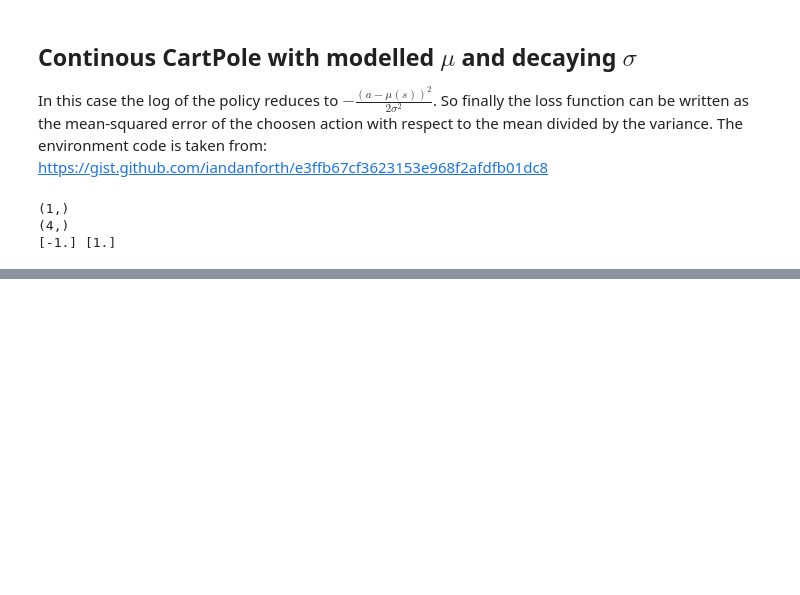
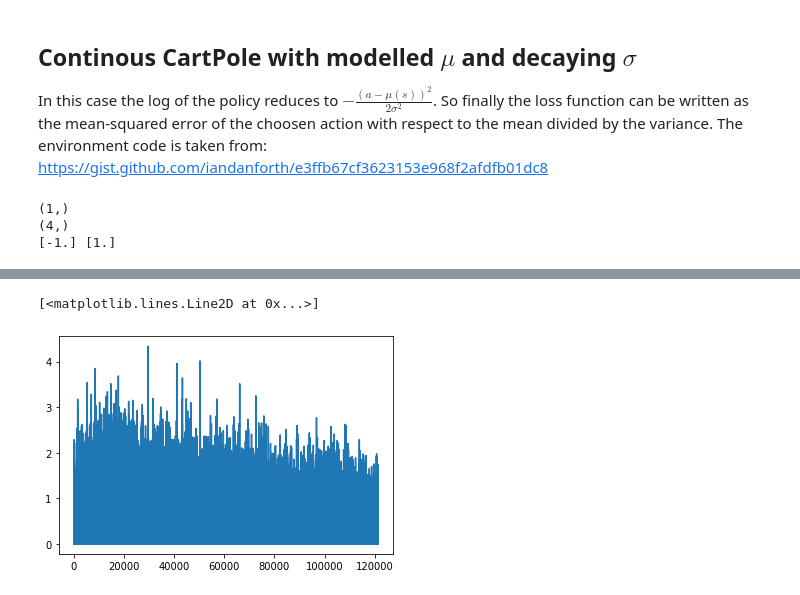
Before and after one commit to vuk119/RL, a Jupyter notebook: ActorCritic/Actor Critic Notes.ipynb, the cells around one changed output, grey strips where cells are left out. Cells and saved outputs as stored; diff of their text form; code cells hidden in the pictures; blank space fills up the shorter version.

```diff
--- a/ActorCritic/Actor Critic Notes.ipynb
+++ b/ActorCritic/Actor Critic Notes.ipynb
@@ -198,0 +427,5 @@ plt.plot(running_loss)
+# %%
+plt.plot(actor_running_loss)
+# %% [output]
+[<matplotlib.lines.Line2D at 0x...>]
+[figure, added]
```
Also changed, not shown: parts of 24 cells of this notebook, 4 other files.
